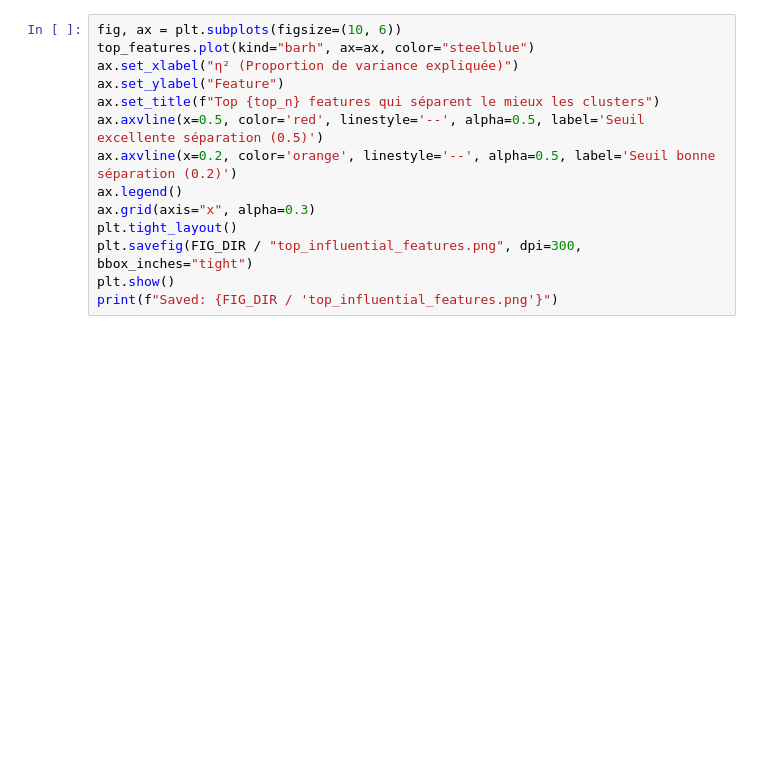
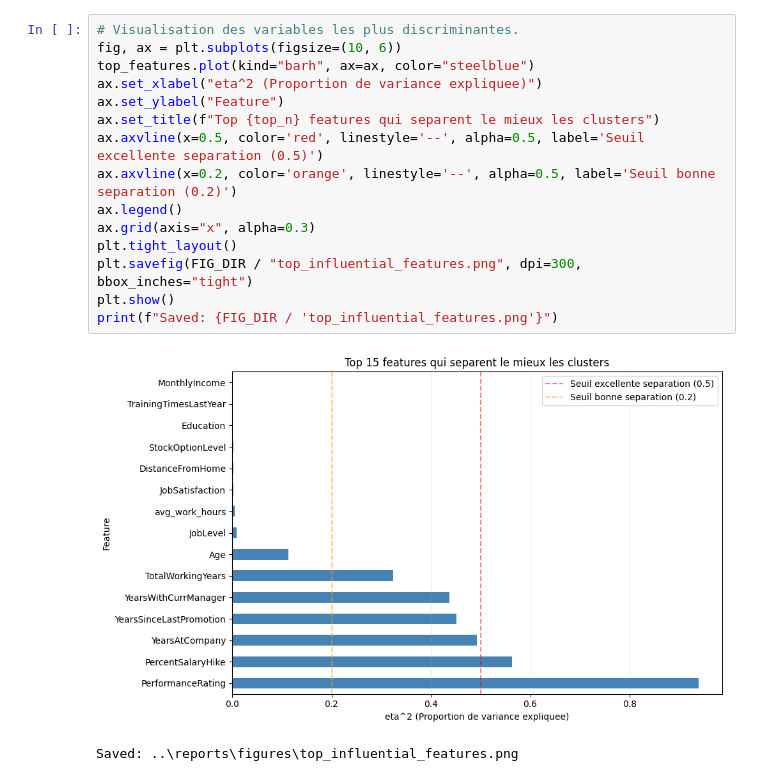
Before and after one commit to AirG213/humanforyou-attrition-ml, a Jupyter notebook: notebooks/04_KMeans_Exploration.ipynb, the cells around one changed output. Saved outputs shown, nothing was run; the diff lists cells and outputs as text; blank space fills up the shorter version.

```diff
--- a/notebooks/04_KMeans_Exploration.ipynb
+++ b/notebooks/04_KMeans_Exploration.ipynb
@@ -268,15 +366,19 @@ print(f"Variables avec faible séparation (η² ≤ 0.2): {(variance_explained_s
 # %%
+# Visualisation des variables les plus discriminantes.
 fig, ax = plt.subplots(figsize=(10, 6))
 top_features.plot(kind="barh", ax=ax, color="steelblue")
-ax.set_xlabel("η² (Proportion de variance expliquée)")
+ax.set_xlabel("eta^2 (Proportion de variance expliquee)")
 ax.set_ylabel("Feature")
-ax.set_title(f"Top {top_n} features qui séparent le mieux les clusters")
-ax.axvline(x=0.5, color='red', linestyle='--', alpha=0.5, label='Seuil excellente séparation (0.5)')
-ax.axvline(x=0.2, color='orange', linestyle='--', alpha=0.5, label='Seuil bonne séparation (0.2)')
+ax.set_title(f"Top {top_n} features qui separent le mieux les clusters")
+ax.axvline(x=0.5, color='red', linestyle='--', alpha=0.5, label='Seuil excellente separation (0.5)')
+ax.axvline(x=0.2, color='orange', linestyle='--', alpha=0.5, label='Seuil bonne separation (0.2)')
 ax.legend()
 ax.grid(axis="x", alpha=0.3)
 plt.tight_layout()
 plt.savefig(FIG_DIR / "top_influential_features.png", dpi=300, bbox_inches="tight")
 plt.show()
 print(f"Saved: {FIG_DIR / 'top_influential_features.png'}")
+# %% [output]
+[figure, added]
+Saved: ..\reports\figures\top_influential_features.png
 # %%
```
Also changed, not shown: parts of 27 cells of this notebook, 6 other files.
